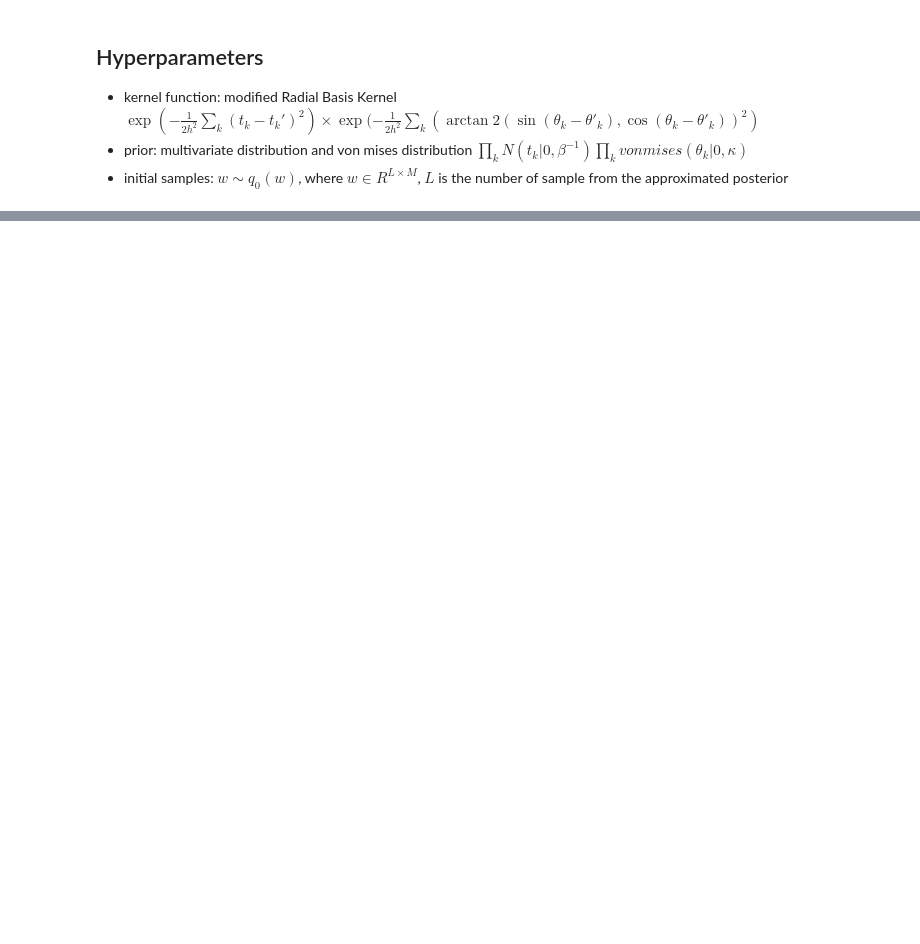
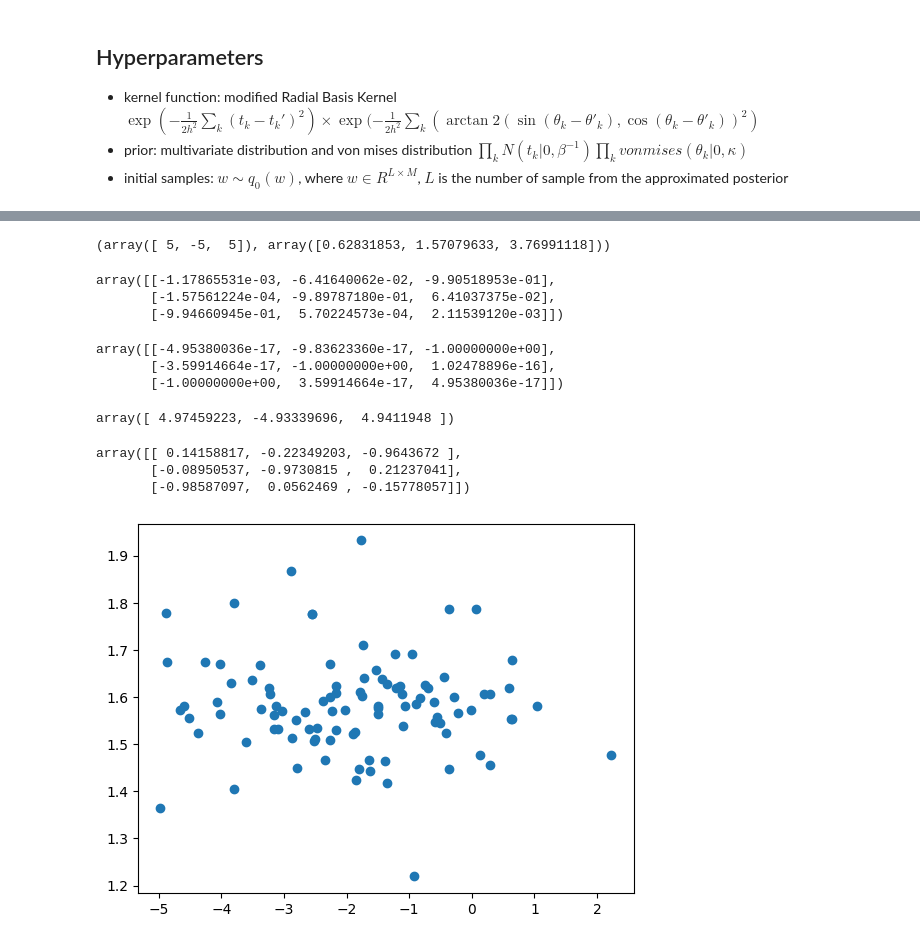
Before and after one commit to fumish/self_study, a Jupyter notebook: prototypes/stein_variational_inference_icp.ipynb, the cells around one changed output, grey strips where cells are left out. Cells and saved outputs as stored; diff of their text form; code cells hidden in the pictures; blank space fills up the shorter version.

Commit message:
add parameter estimation for rigid transformation

```diff
--- a/prototypes/stein_variational_inference_icp.ipynb
+++ b/prototypes/stein_variational_inference_icp.ipynb
@@ -514,11 +188,0 @@ train_X = np.random.multivariate_normal(true_mu, np.eye(M), size=n)
-# %%
-ln_seed = 20241231
-np.random.seed(ln_seed)
-
-pri_beta = 2
-
-L = 100
-initial_post_param = np.random.normal(size = (L, M))
-
-h = 1
-first_step_size = 0.05
@@ -697,11 +188,0 @@ train_Y = true_a * np.tanh(true_b * train_X) + 0.1 * np.random.normal(size=(n,1)
-# %%
-ln_seed = 20241231
-np.random.seed(ln_seed)
-
-pri_beta = 1
-
-L = 100
-initial_post_param = np.random.normal(size = (L, 2))
-
-h = 1
-first_step_size = 0.05
@@ -805,20 +188,0 @@ plt.show()
-# %%
-dist = pdist(post_param)
-
-# radial basis kernel is used here
-kernel_post = np.exp(-squareform(dist)/(2*h**2))
-
-# gradient of kernel function
-dw_kernel_post = (-kernel_post.T @ post_param + kernel_post.sum(axis=0)[:,np.newaxis] * post_param) / (h**2)
-
-# gradient of log posterior
-dw_logp = (train_X.sum(axis=0)[np.newaxis,:] - (n + 1/pri_beta)*post_param)
-
-# gradient of target functional
-phi_post_param = (kernel_post.T @ dw_logp + dw_kernel_post) / L
-# %%
-dw_partial_kernel = -2/h * (post_param[np.newaxis,:,:] - post_param[:,np.newaxis,:]) * kernel_post[:,:,np.newaxis]
-dwdw_kernel = (2/h * kernel_post[:,:,np.newaxis] * (1+(post_param[np.newaxis,:,:] - post_param[:,np.newaxis,:])**2/h))
-
-# divergence of phi
-div_phi = (dw_logp[np.newaxis,:,:] * dw_partial_kernel + dwdw_kernel).sum(axis=2).mean()
@@ -832,0 +285,34 @@ stein_discrepancy
+# %%
+true_trans, true_xyz_theta
+# %% [output]
+(array([ 5, -5,  5]), array([0.62831853, 1.57079633, 3.76991118]))
+# %%
+np.array([
+    rot_z(theta_z) @ rot_y(theta_y) @ rot_x(theta_x)
+    for theta_z, theta_y, theta_x in zip(post_param[:,5], post_param[:,4], post_param[:,3])
+]).mean(axis=0)
+# %% [output]
+array([[-1.17865531e-03, -6.41640062e-02, -9.90518953e-01],
+       [-1.57561224e-04, -9.89787180e-01,  6.41037375e-02],
+       [-9.94660945e-01,  5.70224573e-04,  2.11539120e-03]])
+# %%
+true_rot
+# %% [output]
+array([[-4.95380036e-17, -9.83623360e-17, -1.00000000e+00],
+       [-3.59914664e-17, -1.00000000e+00,  1.02478896e-16],
+       [-1.00000000e+00,  3.59914664e-17,  4.95380036e-17]])
+# %%
+post_param[:,:3].mean(axis=0)
+# %% [output]
+array([ 4.97459223, -4.93339696,  4.9411948 ])
+# %%
+rot_z(post_param[0,5]) @ rot_y(post_param[0,4]) @ rot_x(post_param[0,3])
+# %% [output]
+array([[ 0.14158817, -0.22349203, -0.9643672 ],
+       [-0.08950537, -0.9730815 ,  0.21237041],
+       [-0.98587097,  0.0562469 , -0.15778057]])
+# %%
+plt.scatter(post_param[:,3], post_param[:,4])
+plt.show()
+# %% [output]
+[figure, added]
```
Also changed, not shown: parts of 60 cells of this notebook, 1 other file.
